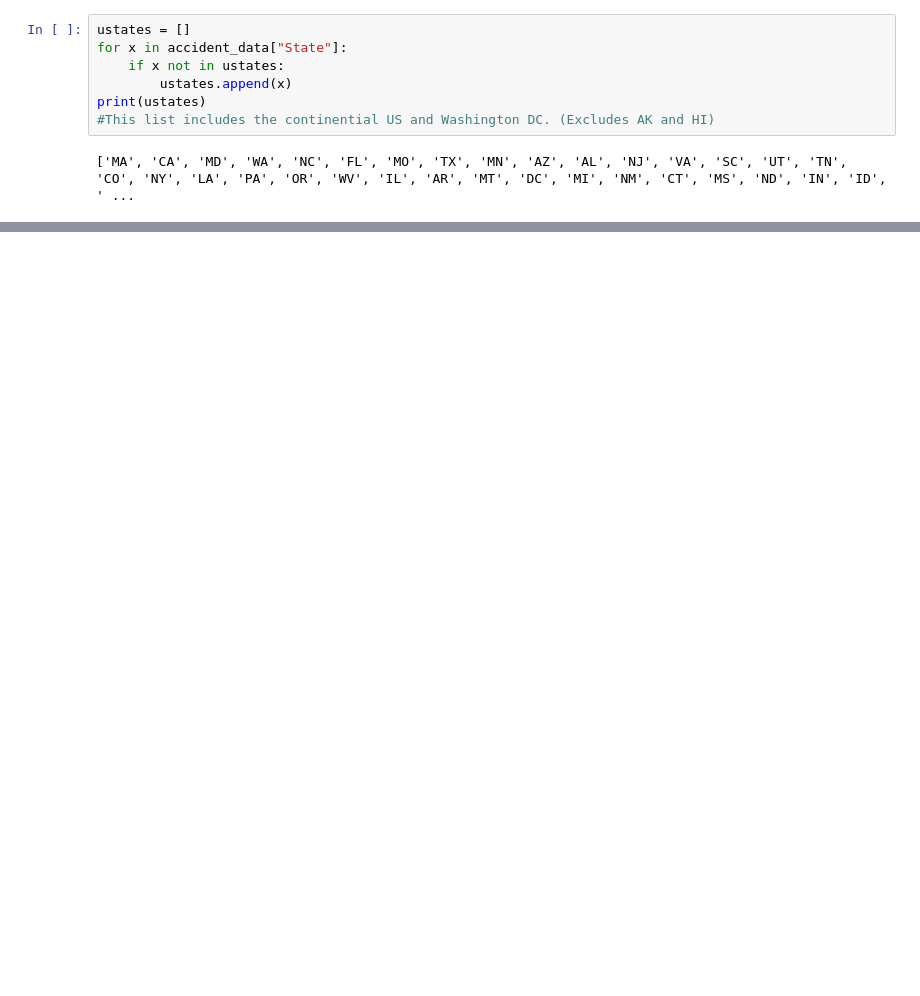
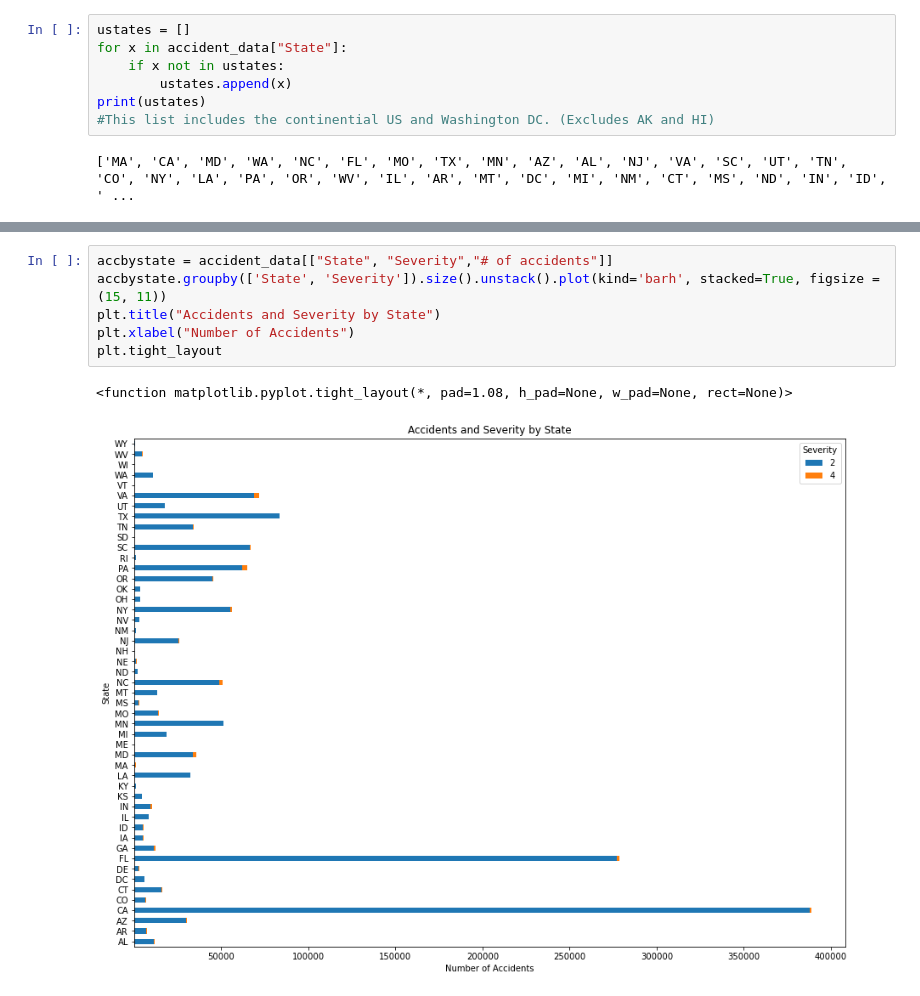
Before and after one commit to jonkwiatkowski/US-Traffic-Accident-Analysis, a Jupyter notebook: Analysis.ipynb, the cells around one changed output, grey strips where cells are left out. Saved outputs shown, nothing was run; the diff lists cells and outputs as text; blank space fills up the shorter version.

```diff
--- a/Analysis.ipynb
+++ b/Analysis.ipynb
@@ -123,0 +124,9 @@ fig
+# %%
+accbystate = accident_data[["State", "Severity","# of accidents"]]
+accbystate.groupby(['State', 'Severity']).size().unstack().plot(kind='barh', stacked=True, figsize = (15, 11))
+plt.title("Accidents and Severity by State")
+plt.xlabel("Number of Accidents")
+plt.tight_layout
+# %% [output]
+<function matplotlib.pyplot.tight_layout(*, pad=1.08, h_pad=None, w_pad=None, rect=None)>
+[figure, added]
```
Also changed, not shown: parts of 16 cells of this notebook.
